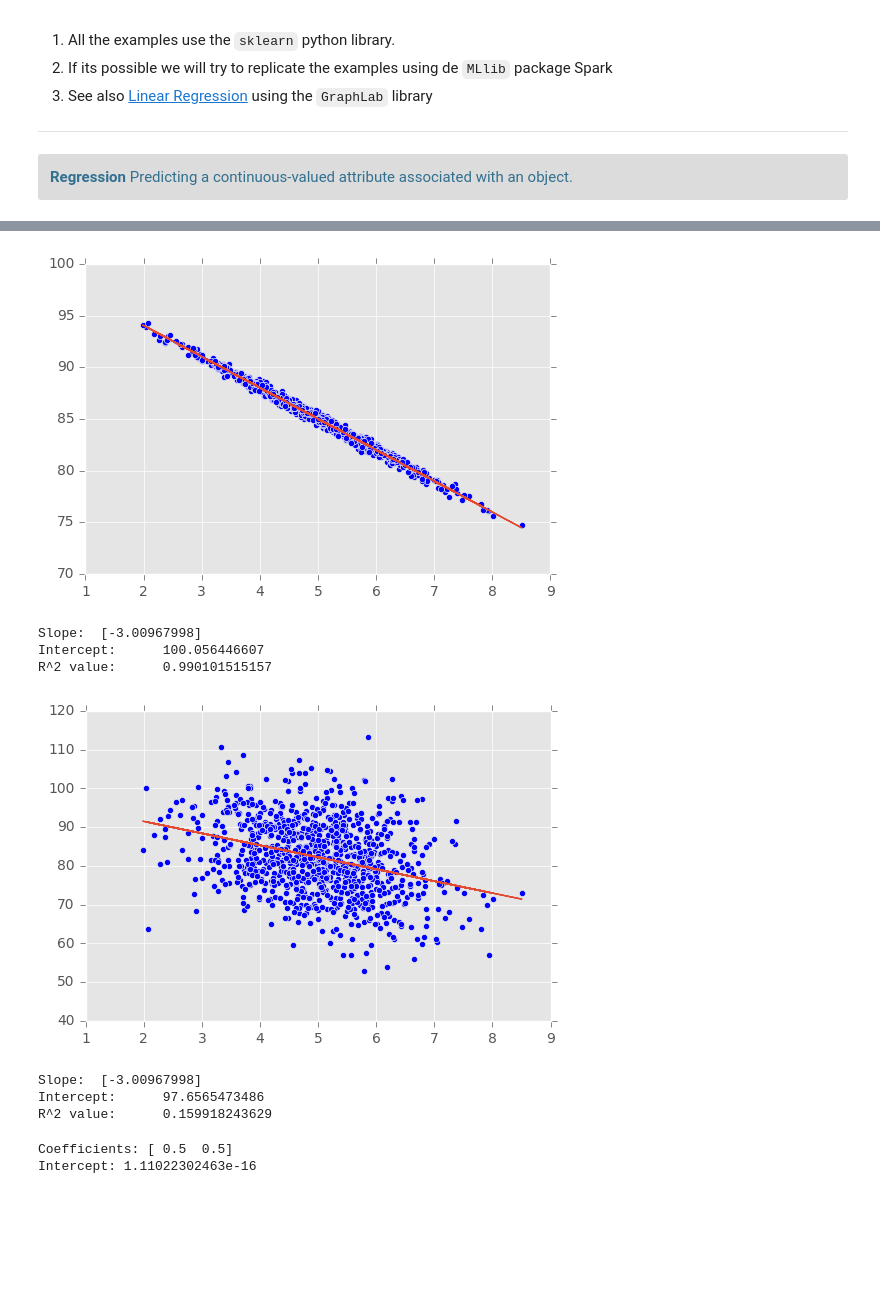
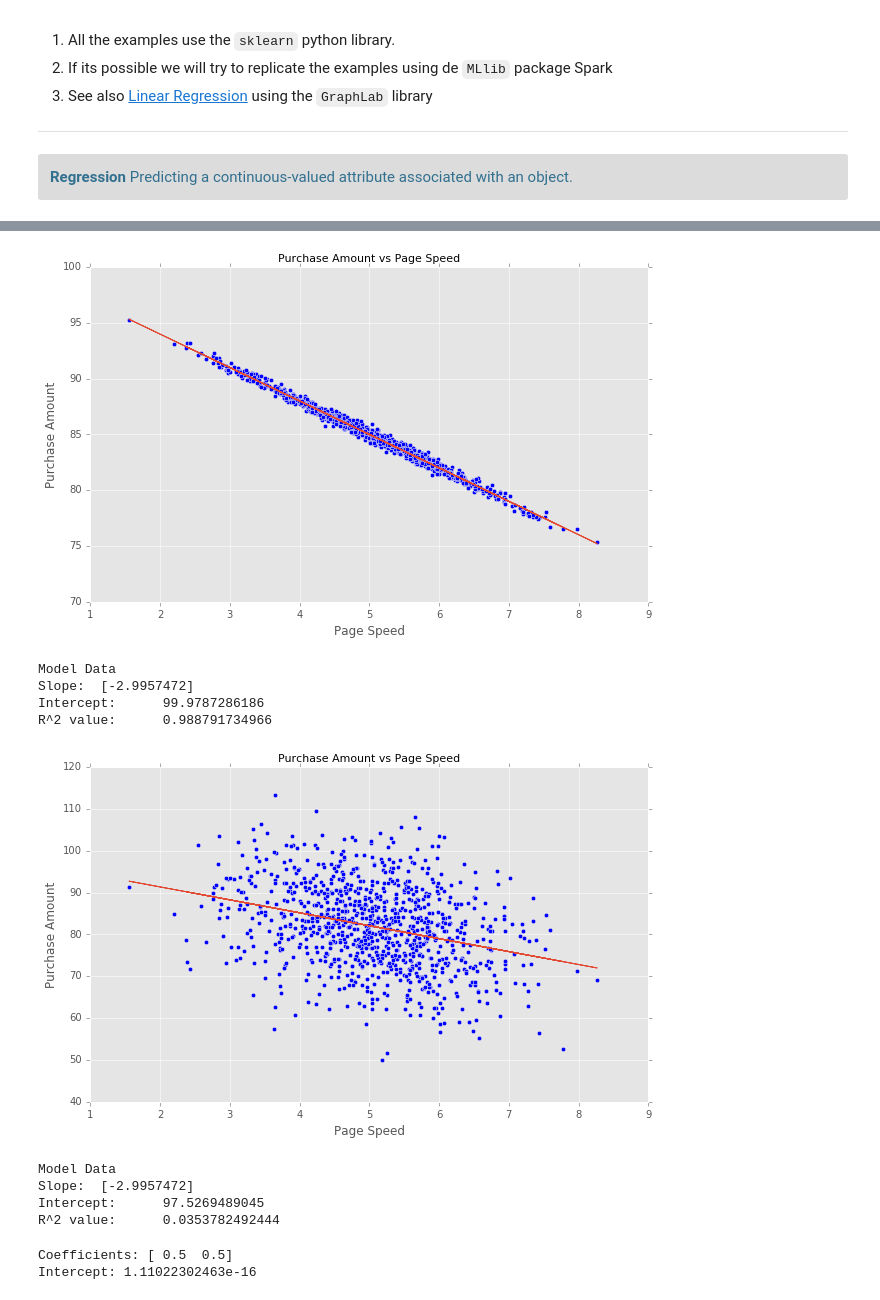
Before and after one commit to jmoianes/MachineLearning, a Jupyter notebook: 01 Regression/00 Regression.ipynb, the cells around one changed output, grey strips where cells are left out. Saved outputs shown, nothing was run; the diff lists cells and outputs as text; code cells hidden in the pictures; blank space fills up the shorter version.

```diff
--- a/01 Regression/00 Regression.ipynb
+++ b/01 Regression/00 Regression.ipynb
@@ -40,37 +40,52 @@ Returns:
 <li>intercept\_: independent term in the linear model</li>
 </ul>
 </div>
+# %%
+# load libraries and set plot parameters
+import numpy as np
+import pandas as pd
+# import PrettyTable as pt
+
+import matplotlib.pyplot as plt
+%matplotlib inline
+
+# plots configuration
+plt.style.use('ggplot')
+plt.rcParams['figure.figsize'] = 10, 6
+plt.rcParams['axes.labelsize'] = 12
+plt.rcParams['axes.titlesize'] = 11
 # %%
-%matplotlib inline
 from sklearn import linear_model
-import numpy as np
-import matplotlib.pyplot as plt
-plt.style.use('ggplot')
 
 pageSpeeds = np.random.normal(5.0, 1.0, 1000)
 purchaseAmount = 100 - (pageSpeeds + np.random.normal(0, 0.1, 1000)) * 3
 
 regr = linear_model.LinearRegression()
 
 # Passing 1d arrays as data is deprecated in 0.17 and willraise ValueError in 0.19.
 # Reshape your data either using X.reshape(-1, 1) if your data has a single feature or X.reshape(1, -1)
 # if it contains a single sample.
 
 pageSpeeds2 = pageSpeeds.reshape(-1, 1)
 regr.fit(pageSpeeds2, purchaseAmount)
 
 plt.scatter(pageSpeeds, purchaseAmount)
 plt.plot(pageSpeeds, regr.predict(pageSpeeds2))
+plt.xlabel('Page Speed')
+plt.ylabel('Purchase Amount')
+plt.title('Purchase Amount vs Page Speed')
 plt.show()
 
+print 'Model Data'
 print 'Slope:\t{0}'.format(regr.coef_)
 print 'Intercept:\t{0}'.format(regr.intercept_)
 print 'R^2 value:\t{0}'.format(regr.score(pageSpeeds2, purchaseAmount))
 # %% [output]
-[figure, old version]
+[figure, new version]
-Slope:  [-3.00967998]
-Intercept:      100.056446607
-R^2 value:      0.990101515157
+Model Data
+Slope:  [-2.9957472]
+Intercept:      99.9787286186
+R^2 value:      0.988791734966
 # %%
 purchaseAmount2 = 100 - (pageSpeeds + np.random.normal(1, 3, 1000)) * 3
 
@@ -79,16 +94,21 @@ regr2.fit(pageSpeeds2, purchaseAmount2)
 
 plt.scatter(pageSpeeds, purchaseAmount2)
 plt.plot(pageSpeeds, regr2.predict(pageSpeeds2))
+plt.xlabel('Page Speed')
+plt.ylabel('Purchase Amount')
+plt.title('Purchase Amount vs Page Speed')
 plt.show()
 
+print 'Model Data'
 print 'Slope:\t{0}'.format(regr.coef_)
 print 'Intercept:\t{0}'.format(regr2.intercept_)
 print 'R^2 value:\t{0}'.format(regr2.score(pageSpeeds2, purchaseAmount))
 # %% [output]
-[figure, old version]
+[figure, new version]
-Slope:  [-3.00967998]
-Intercept:      97.6565473486
-R^2 value:      0.159918243629
+Model Data
+Slope:  [-2.9957472]
+Intercept:      97.5269489045
+R^2 value:      0.0353782492444
 # %%
 x = [[0, 0], [1, 1], [2, 2]]
 y = [0, 1, 2]
```
Also changed, not shown: parts of 7 cells of this notebook.
